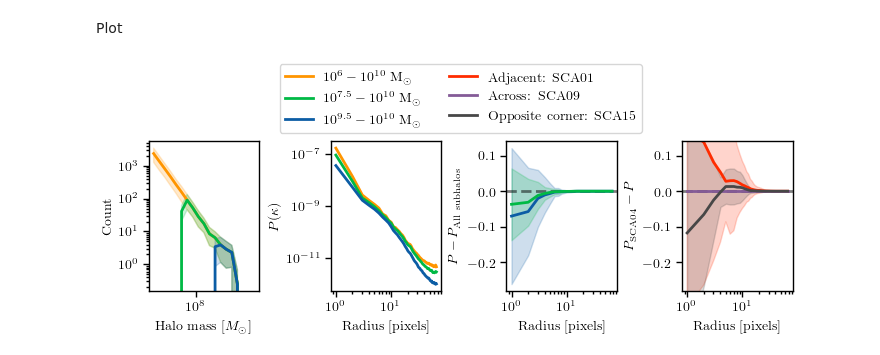
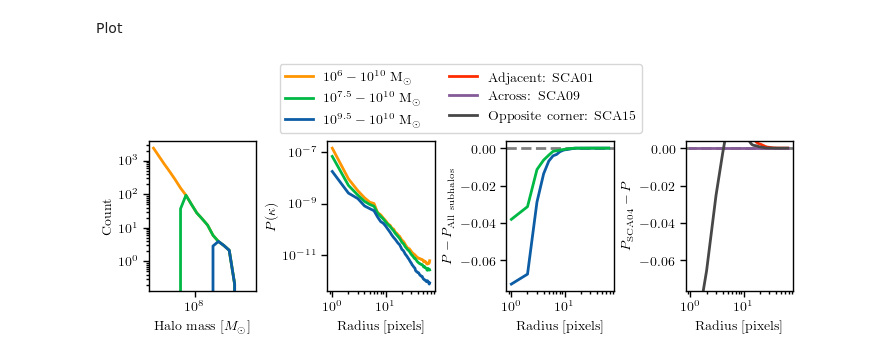
Before and after one commit to AstroMusers/mejiro, a Jupyter notebook: paper/figure_notebooks/power_spectra.ipynb, the cells around one changed output. Saved outputs shown, nothing was run; the diff lists cells and outputs as text; code cells hidden in the pictures.

Commit message:
work on power spectra figure

```diff
--- a/paper/figure_notebooks/power_spectra.ipynb
+++ b/paper/figure_notebooks/power_spectra.ipynb
@@ -112,11 +112,11 @@ f, ax = plt.subplots(1, 4, figsize=(7, 2), constrained_layout=True)
 std_alpha = 0.2
 
 ax[0].loglog(bins_cdm_shmf, mean_cdm_shmf, alpha=1., color='C2', label=r'$10^6-10^{10}$ M$_{\odot}$')
-ax[0].fill_between(bins_cdm_shmf, mean_cdm_shmf - std_cdm_shmf, mean_cdm_shmf + std_cdm_shmf, alpha=std_alpha, color='#FF9500')
+# ax[0].fill_between(bins_cdm_shmf, mean_cdm_shmf - std_cdm_shmf, mean_cdm_shmf + std_cdm_shmf, alpha=std_alpha, color='#FF9500')
 ax[0].loglog(bins_mdm_shmf, mean_mdm_shmf, alpha=1., color='C1', label=r'$10^{7.5}-10^{10}$ M$_{\odot}$')
-ax[0].fill_between(bins_mdm_shmf, mean_mdm_shmf - std_mdm_shmf, mean_mdm_shmf + std_mdm_shmf, alpha=std_alpha, color='#00B945')
+# ax[0].fill_between(bins_mdm_shmf, mean_mdm_shmf - std_mdm_shmf, mean_mdm_shmf + std_mdm_shmf, alpha=std_alpha, color='#00B945')
 ax[0].loglog(bins_wdm_shmf, mean_wdm_shmf, alpha=1., color='C0', label=r'$10^{9.5}-10^{10}$ M$_{\odot}$')
-ax[0].fill_between(bins_wdm_shmf, mean_wdm_shmf - std_wdm_shmf, mean_wdm_shmf + std_wdm_shmf, alpha=std_alpha, color='#0C5DA5')
+# ax[0].fill_between(bins_wdm_shmf, mean_wdm_shmf - std_wdm_shmf, mean_wdm_shmf + std_wdm_shmf, alpha=std_alpha, color='#0C5DA5')
 ax[0].set_xlabel('Halo mass [' + r'$M_{\odot}$]')
 ax[0].set_ylabel('Count')
 
@@ -126,36 +126,36 @@ ax[1].loglog(kappa_r, mean_kappa_ps_mdm, alpha=1., color='C1', label='')
 # ax[1].fill_between(kappa_r, mean_kappa_ps_mdm - std_kappa_ps_mdm, mean_kappa_ps_mdm + std_kappa_ps_mdm, alpha=std_alpha, color='C1')
 ax[1].loglog(kappa_r, mean_kappa_ps_wdm, alpha=1., color='C0', label='')
 # ax[1].fill_between(kappa_r, mean_kappa_ps_wdm - std_kappa_ps_wdm, mean_kappa_ps_wdm + std_kappa_ps_wdm, alpha=std_alpha, color='C0')
 ax[1].set_xlabel('Radius [pixels]')
 ax[1].set_ylabel(r'$P(\kappa)$')
 
 ax[2].axhline(0, color='black', linestyle='--', alpha=0.5)
 ax[2].plot(r, mean_wdm, color='C0')
-ax[2].fill_between(r, mean_wdm - std_wdm, mean_wdm + std_wdm, alpha=std_alpha, color='C0')
+# ax[2].fill_between(r, mean_wdm - std_wdm, mean_wdm + std_wdm, alpha=std_alpha, color='C0')
 ax[2].plot(r, mean_mdm, color='C1')
-ax[2].fill_between(r, mean_mdm - std_mdm, mean_mdm + std_mdm, alpha=std_alpha, color='C1')
+# ax[2].fill_between(r, mean_mdm - std_mdm, mean_mdm + std_mdm, alpha=std_alpha, color='C1')
 ax[2].set_xscale('log')
 ax[2].set_xlabel('Radius [pixels]')
 ax[2].set_ylabel(r'$P - P_{\textrm{All subhalos}}$')
 
 ax[3].axhline(0, color='black', linestyle='--', alpha=0.5)
 ax[3].plot(r, mean_pos_1, color='C3', label='Adjacent: SCA01')
 ax[3].plot(r, mean_pos_2, color='C4', label='Across: SCA09')
 ax[3].plot(r, mean_pos_3, color='C5', label='Opposite corner: SCA15')
-ax[3].fill_between(r, mean_pos_1 - std_pos_1, mean_pos_1 + std_pos_1, alpha=std_alpha, color='C3')
-ax[3].fill_between(r, mean_pos_2 - std_pos_2, mean_pos_2 + std_pos_2, alpha=std_alpha, color='C4')
-ax[3].fill_between(r, mean_pos_3 - std_pos_3, mean_pos_3 + std_pos_3, alpha=std_alpha, color='C5')
+# ax[3].fill_between(r, mean_pos_1 - std_pos_1, mean_pos_1 + std_pos_1, alpha=std_alpha, color='C3')
+# ax[3].fill_between(r, mean_pos_2 - std_pos_2, mean_pos_2 + std_pos_2, alpha=std_alpha, color='C4')
+# ax[3].fill_between(r, mean_pos_3 - std_pos_3, mean_pos_3 + std_pos_3, alpha=std_alpha, color='C5')
 ax[3].set_xscale('log')
 ax[3].set_xlabel('Radius [pixels]')
 ax[3].set_ylabel(r'$P_{\textrm{SCA04}} - P$')
 ax[3].ticklabel_format(axis='y', style='sci', scilimits=(0,0))
 ax[3].sharey(ax[2])
 
 handles_subs, labels_subs = ax[0].get_legend_handles_labels()
 handles_pos, labels_pos = ax[3].get_legend_handles_labels()
 f.legend(handles_subs + handles_pos, labels_subs + labels_pos, loc='upper center', ncols=2, bbox_to_anchor=(0.52, 1.4))
 
 plt.savefig(os.path.join(figure_dir, 'power_spectra.png'), dpi=1200)
 plt.show()
 # %% [output]
-[figure, old version]
+[figure, new version]
```
Also changed, not shown: 4 other files.
